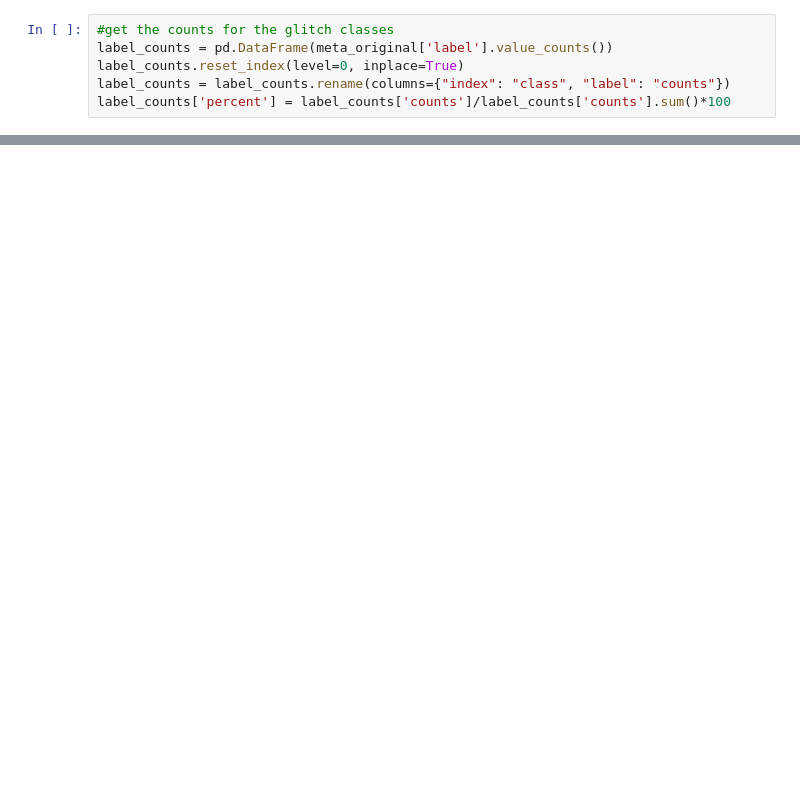
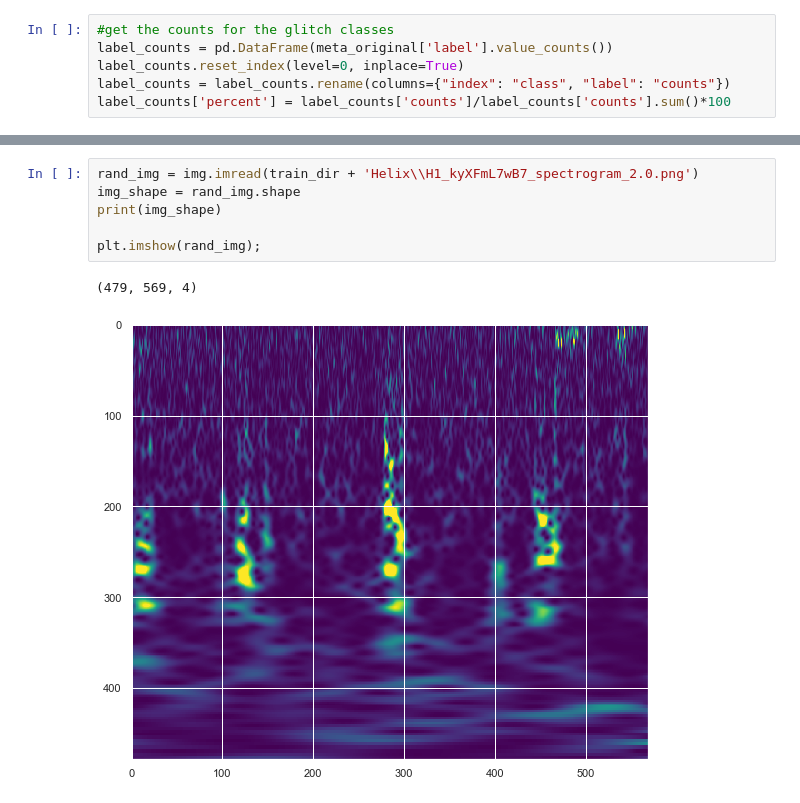
Before and after one commit to LuciaIllari/GSpy_glitch_classification, a Jupyter notebook: glitch_class_ver1.ipynb, the cells around one changed output, grey strips where cells are left out. Drawn from its saved outputs; the diff is of its cells as text; blank space fills up the shorter version.

```diff
--- a/glitch_class_ver1.ipynb
+++ b/glitch_class_ver1.ipynb
@@ -102,3 +107,12 @@ meta_val
 | 7955 | 0.81250 | 121.663269 | 444.386383 | 824.772766 | 9.080070e-22 | 82.451103 | 0.06565 | Koi_Fish |
 | 7962 | 0.03906 | 134.965424 | 202.500534 | 170.593903 | 5.184990e-22 | 8.623000 | 1.32651 | Helix |
 1200 rows × 8 columns
+# %%
+rand_img = img.imread(train_dir + 'Helix\\H1_kyXFmL7wB7_spectrogram_2.0.png')
+img_shape = rand_img.shape
+print(img_shape)
+
+plt.imshow(rand_img);
+# %% [output]
+(479, 569, 4)
+[figure, added]
```
Also changed, not shown: parts of 6 cells of this notebook.
